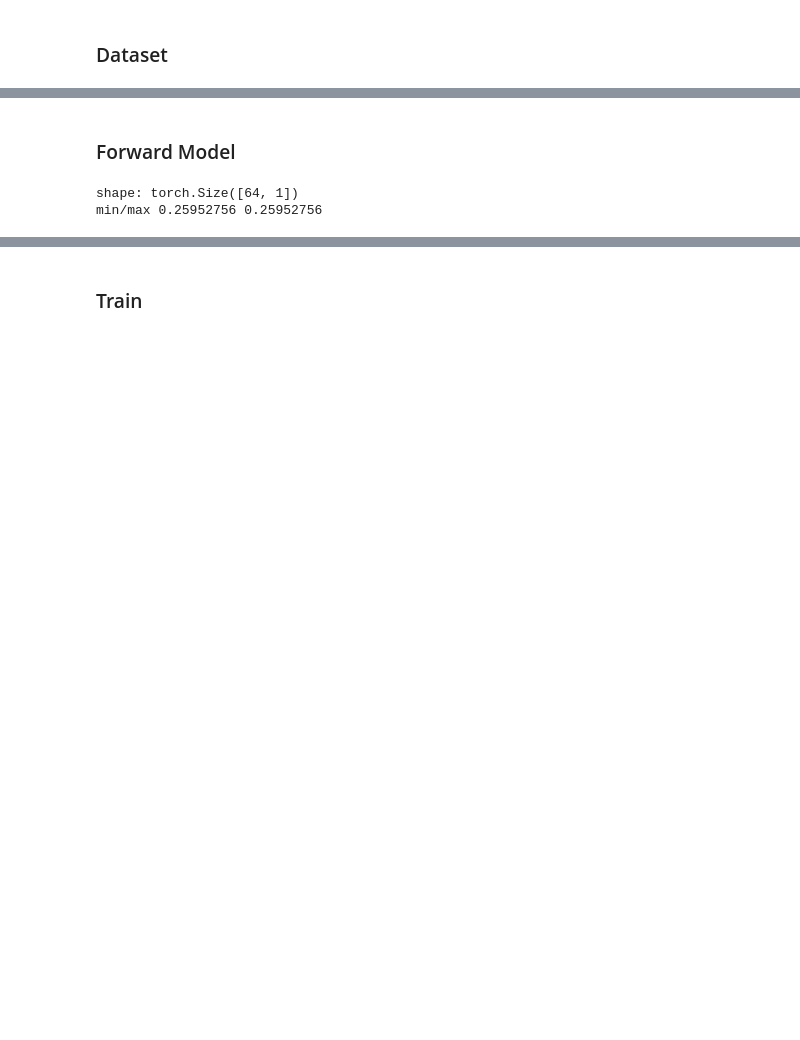
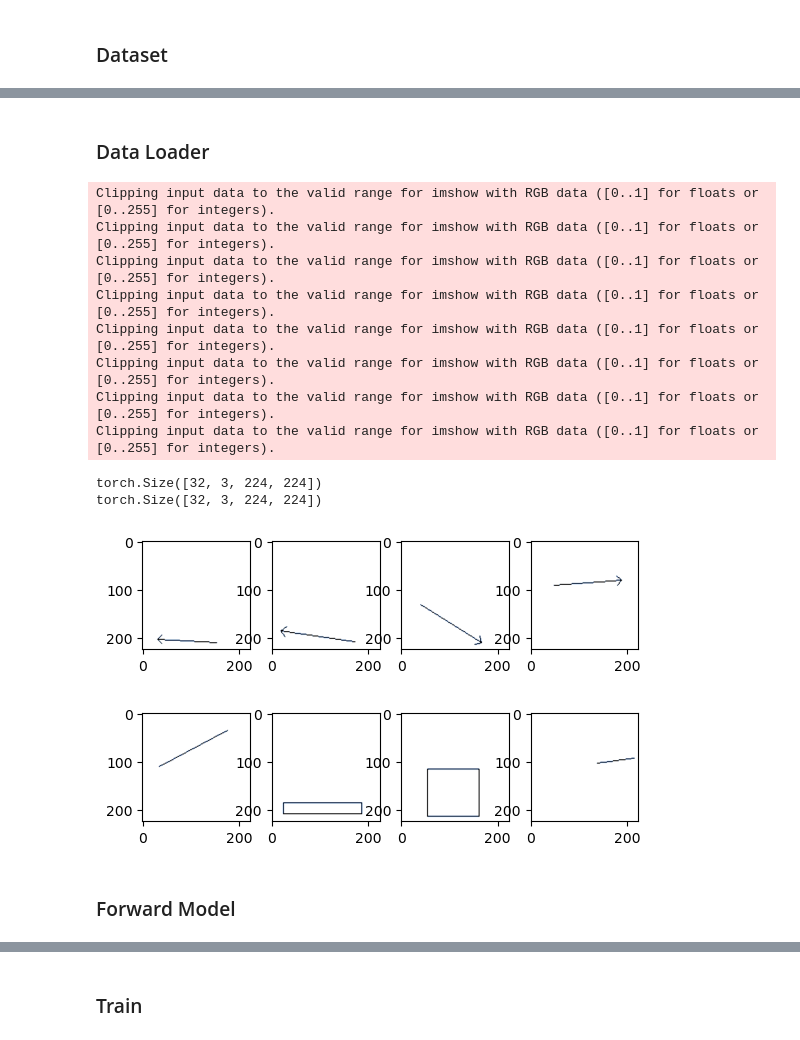
Before and after one commit to rapee9999/LearnCV, a Jupyter notebook: resnet.ipynb, the cells around one changed output, grey strips where cells are left out. Drawn from its saved outputs; the diff is of its cells as text; code cells hidden in the pictures; blank space fills up the shorter version.

```diff
--- a/resnet.ipynb
+++ b/resnet.ipynb
@@ -291,13 +443,49 @@ TypeError: DataLoader.__init__() missing 1 required positional argument: 'datase
+# %% [markdown]
+### Data Loader
+# %%
+batch_size = 32
+arrow_loader = torch.utils.data.DataLoader(arrow_dataset, batch_size)
+other_loader = torch.utils.data.DataLoader(other_dataset, batch_size)
+
+naxes = 4
+ncols = 4
+nrows = (naxes // ncols) + 1 if naxes % ncols else naxes // ncols
+for batch in arrow_loader:
+    print(batch.shape)
+    fig, axes = plt.subplots(nrows, ncols)
+    axes = axes.reshape(nrows * ncols)
+    for ax, image in zip(axes, batch):
+        # # image = image.unsqueeze(0)
+        image: torch.Tensor
+        ax.imshow(image.detach().permute(1,2,0).numpy())
+    break
+    fig.show()
+
+naxes = 4
+ncols = 4
+nrows = (naxes // ncols) + 1 if naxes % ncols else naxes // ncols
+for batch in other_loader:
+    print(batch.shape)
+    fig, axes = plt.subplots(nrows, ncols)
+    axes = axes.reshape(nrows * ncols)
+    for ax, image in zip(axes, batch):
+        # # image = image.unsqueeze(0)
+        image: torch.Tensor
+        ax.imshow(image.detach().permute(1,2,0).numpy())
+    break
+    fig.show()
+# %% [output]
+Clipping input data to the valid range for imshow with RGB data ([0..1] for floats or [0..255] for integers).
+Clipping input data to the valid range for imshow with RGB data ([0..1] for floats or [0..255] for integers).
+Clipping input data to the valid range for imshow with RGB data ([0..1] for floats or [0..255] for integers).
+Clipping input data to the valid range for imshow with RGB data ([0..1] for floats or [0..255] for integers).
+Clipping input data to the valid range for imshow with RGB data ([0..1] for floats or [0..255] for integers).
+Clipping input data to the valid range for imshow with RGB data ([0..1] for floats or [0..255] for integers).
+Clipping input data to the valid range for imshow with RGB data ([0..1] for floats or [0..255] for integers).
+Clipping input data to the valid range for imshow with RGB data ([0..1] for floats or [0..255] for integers).
+torch.Size([32, 3, 224, 224])
+torch.Size([32, 3, 224, 224])
+[figure, added]
+[figure, added]
 # %% [markdown]
 ### Forward Model
-# %%
-# Interfernce and get 512 features.
-arrow_model.eval()
-with torch.no_grad():
-    output = arrow_model(input_batch)
-    # Tensor of shape 1000, with confidence scores over ImageNet's 1000 classes.
-    print("shape:", output.shape)
-    print("min/max", np.min(output[0].numpy()), np.max(output[0].numpy()))
-# %% [output]
-shape: torch.Size([64, 1])
-min/max 0.25952756 0.25952756
```
Also changed, not shown: parts of 30 cells of this notebook, 1 other file.
